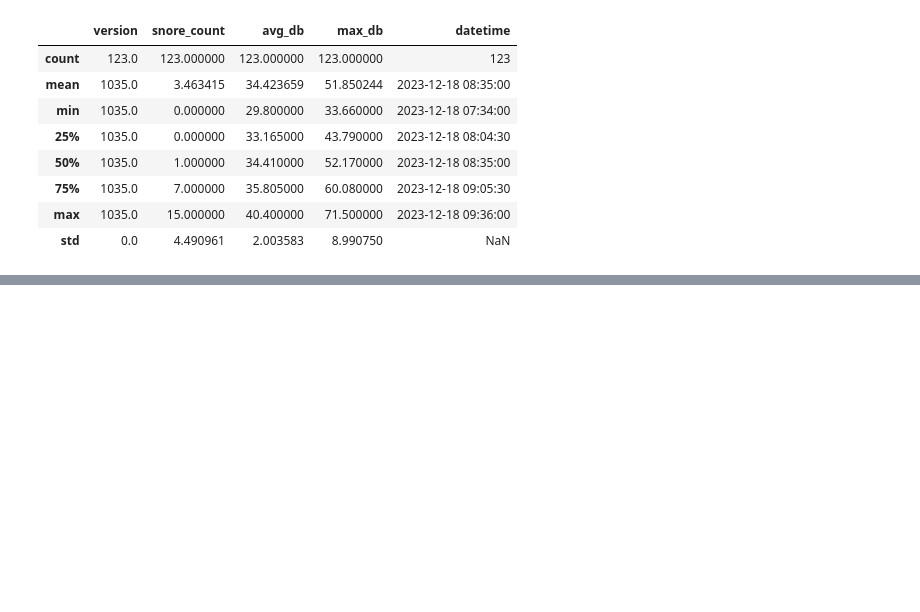
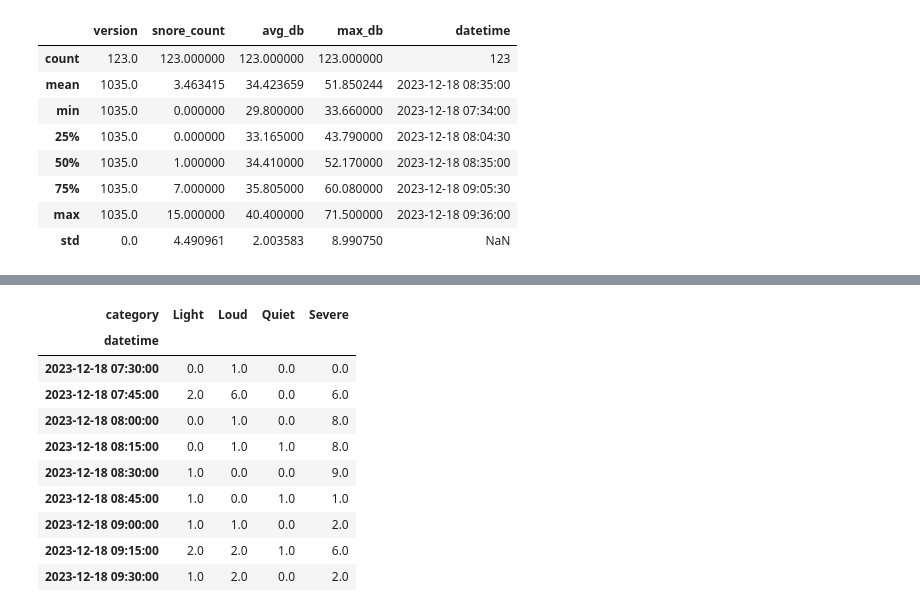
Before and after one commit to okanwyl/plot-test, a Jupyter notebook: pilot-test.ipynb, the cells around one changed output, grey strips where cells are left out. Saved outputs shown, nothing was run; the diff lists cells and outputs as text; code cells hidden in the pictures; blank space fills up the shorter version.

```diff
--- a/pilot-test.ipynb
+++ b/pilot-test.ipynb
@@ -169,0 +124,35 @@ plt.show()
+# %%
+df["datetime"] = pd.to_datetime(df["datetime"])
+
+thresholds = {"Quiet": 10, "Light": 20, "Loud": 30, "Severe": 100}
+
+
+def categorize_noise_level(row):
+    for category, threshold in thresholds.items():
+        if row["noise_increase_percentage"] < threshold:
+            return category
+    return "Quiet"
+
+
+df["category"] = df.apply(categorize_noise_level, axis=1)
+
+grouped = df.groupby([pd.Grouper(key="datetime", freq="15T"), "category"])
+
+counts = grouped.size().reset_index(name="counts")
+pivot_table = counts.pivot(
+    index="datetime", columns="category", values="counts"
+).fillna(0)
+
+pivot_table
+# %% [output]
+| category | Light | Loud | Quiet | Severe |
+| datetime |  |  |  |  |
+| 2023-12-18 07:30:00 | 0.0 | 1.0 | 0.0 | 0.0 |
+| 2023-12-18 07:45:00 | 2.0 | 6.0 | 0.0 | 6.0 |
+| 2023-12-18 08:00:00 | 0.0 | 1.0 | 0.0 | 8.0 |
+| 2023-12-18 08:15:00 | 0.0 | 1.0 | 1.0 | 8.0 |
+| 2023-12-18 08:30:00 | 1.0 | 0.0 | 0.0 | 9.0 |
+| 2023-12-18 08:45:00 | 1.0 | 0.0 | 1.0 | 1.0 |
+| 2023-12-18 09:00:00 | 1.0 | 1.0 | 0.0 | 2.0 |
+| 2023-12-18 09:15:00 | 2.0 | 2.0 | 1.0 | 6.0 |
+| 2023-12-18 09:30:00 | 1.0 | 2.0 | 0.0 | 2.0 |
```
Also changed, not shown: parts of 9 cells of this notebook, 2 other files.
